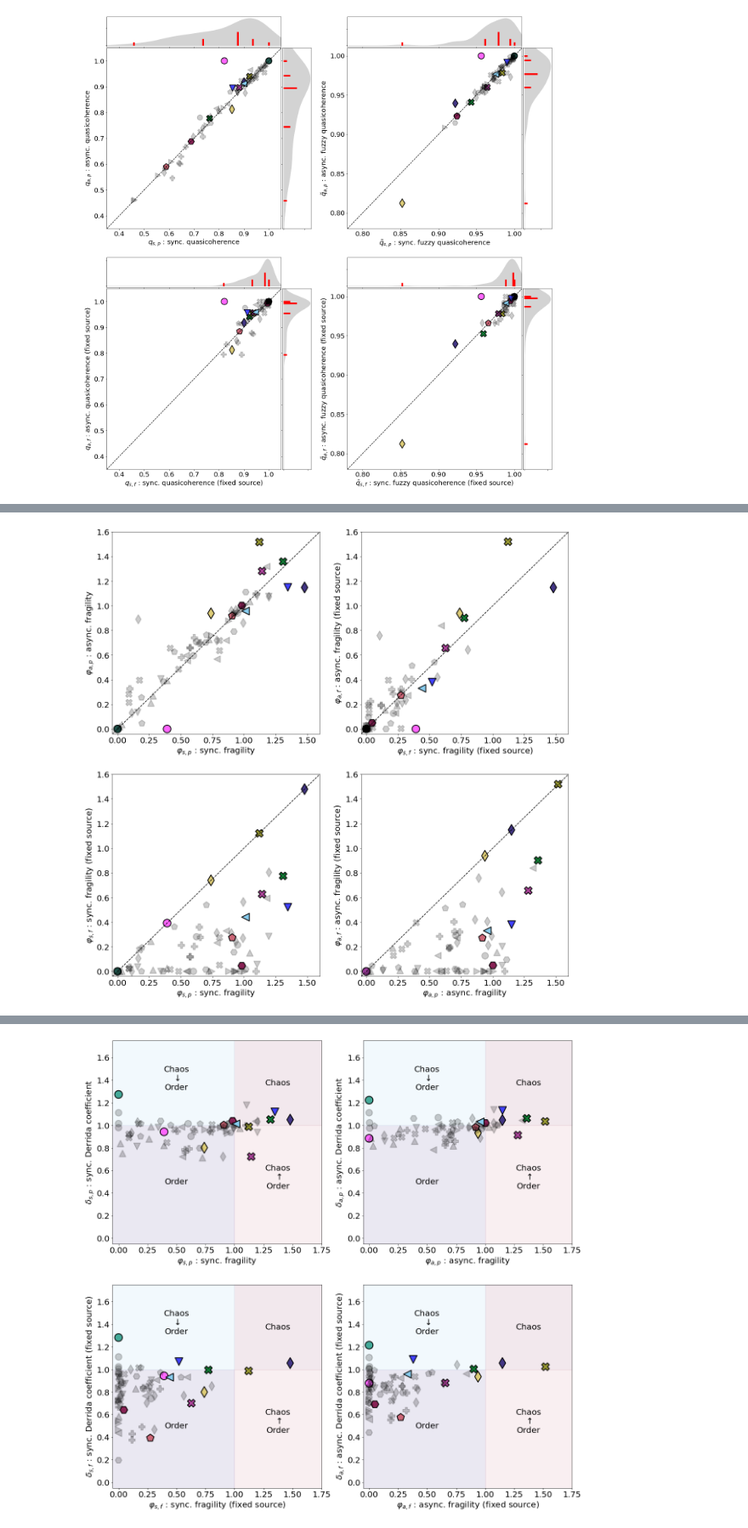
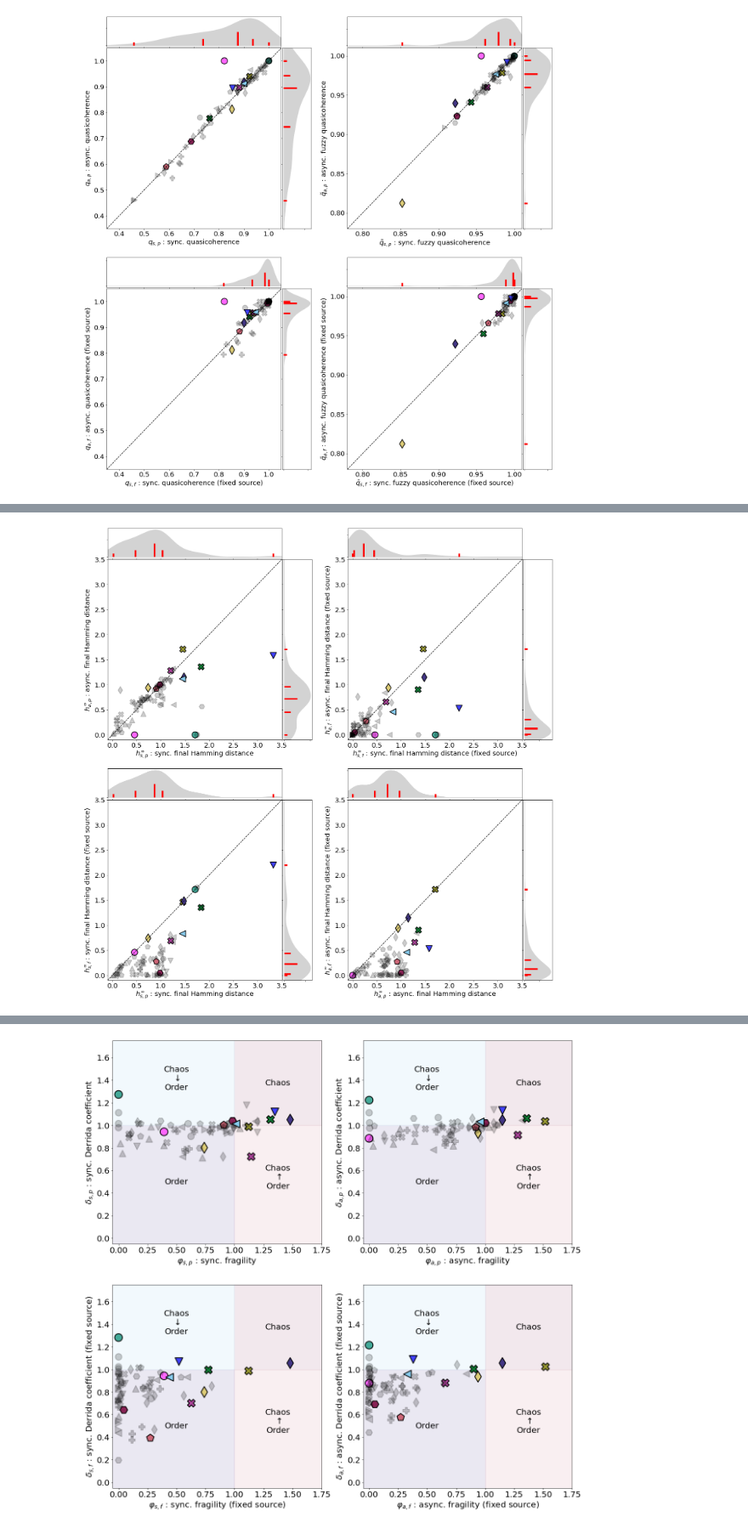
Before and after one commit to kyuhyongpark/cubewalkers-analysis, a Jupyter notebook: perturbation_output_analysis.ipynb, the cells around one changed output, grey strips where cells are left out. Shown at 85% size. Cells and saved outputs as stored; diff of their text form; code cells hidden in the pictures.

Commit message:
regenerated plots with density panels

```diff
--- a/perturbation_output_analysis.ipynb
+++ b/perturbation_output_analysis.ipynb
@@ -110,6 +110,10 @@ class PlotVar():
         'AF':r'$\varphi_{a,p}$ : async. fragility',
         'SFNS':r'$\varphi_{s,f}$ : sync. fragility (fixed source)',
         'AFNS':r'$\varphi_{a,f}$ : async. fragility (fixed source)',
+        'SDC':r'$\delta_{s,p}$ : sync. Derrida coefficient',
+        'ADC':r'$\delta_{a,p}$ : async. Derrida coefficient',
+        'SDCNS':r'$\delta_{s,f}$ : sync. Derrida coefficient (fixed source)',
+        'ADCNS':r'$\delta_{a,f}$ : async. Derrida coefficient (fixed source)',
     }
 
     def __init__(self,name:str,minval:float,maxval:float):
@@ -442,44 +271,17 @@ plt.show()
-# %%
-fig,ax = plt.subplots(2,2,figsize=(20,20))
-fig.set_facecolor('white')
-
-for name,group in groups:
-    ax[0,0].scatter(group['SF'],group['AF'],c=hc(group),s=hs(group),alpha=halpha(group),marker=category_symbol_dict[name],linewidths=2,edgecolor='k')
-# ax[0,0].scatter(QC['SF'],QC['AF'])
-ax[0,0].set_xlabel(r'$\varphi_{s,p}$ : sync. fragility')
-ax[0,0].set_ylabel(r'$\varphi_{a,p}$ : async. fragility')
-ax[0,0].set_xlim(-0.04,1.6)
-ax[0,0].set_ylim(-0.04,1.6)
-
-for name,group in groups:
-    ax[0,1].scatter(group['SFNS'],group['AFNS'],c=hc(group),s=hs(group),alpha=halpha(group),marker=category_symbol_dict[name],linewidths=2,edgecolor='k')
-# ax[0,1].scatter(QC['SFNS'],QC['AFNS'])
-ax[0,1].set_xlabel(r'$\varphi_{s,f}$ : sync. fragility (fixed source)')
-ax[0,1].set_ylabel(r'$\varphi_{a,f}$ : async. fragility (fixed source)')
-ax[0,1].set_xlim(-0.04,1.6)
-ax[0,1].set_ylim(-0.04,1.6)
-
-for name,group in groups:
-    ax[1,0].scatter(group['SF'],group['SFNS'],c=hc(group),s=hs(group),alpha=halpha(group),marker=category_symbol_dict[name],linewidths=2,edgecolor='k')
-# ax[1,0].scatter(QC['SF'],QC['SFNS'])
-ax[1,0].set_xlabel(r'$\varphi_{s,p}$ : sync. fragility')
-ax[1,0].set_ylabel(r'$\varphi_{s,f}$ : sync. fragility (fixed source)')
-ax[1,0].set_xlim(-0.04,1.6)
-ax[1,0].set_ylim(-0.04,1.6)
-
-for name,group in groups:
-    ax[1,1].scatter(group['AF'],group['AFNS'],c=hc(group),s=hs(group),alpha=halpha(group),marker=category_symbol_dict[name],linewidths=2,edgecolor='k')
-# ax[1,1].scatter(QC['AF'],QC['AFNS'])
-ax[1,1].set_xlabel(r'$\varphi_{a,p}$ : async. fragility')
-ax[1,1].set_ylabel(r'$\varphi_{a,f}$ : async. fragility (fixed source)')
-ax[1,1].set_xlim(-0.04,1.6)
-ax[1,1].set_ylim(-0.04,1.6)
-
-for sub_ax in ax.flatten():
-    sub_ax.axline((1,1),slope=1,linestyle='--',color='k')
-
-plt.savefig(f'./data/{models_dir}/figures/fragility_comparison.png')
-plt.savefig(f'./data/{models_dir}/figures/fragility_comparison.pdf')
-plt.show()
-# %% [output]
-[figure, removed]
+# %%
+vars = [
+    [
+        (PlotVar('SFHD',-0.1,3.5),PlotVar('AFHD',-0.1,3.5)),
+        (PlotVar('SFHDNS',-0.1,3.5),PlotVar('AFHDNS',-0.1,3.5)),
+    ],
+    [
+        (PlotVar('SFHD',-0.1,3.5),PlotVar('SFHDNS',-0.1,3.5)),
+        (PlotVar('AFHD',-0.1,3.5),PlotVar('AFHDNS',-0.1,3.5)),
+    ],
+]
+
+fig = comparison_plots(vars)
+fig.savefig(f'./data/{models_dir}/figures/Hamming_comparison.png',bbox_inches='tight')
+fig.savefig(f'./data/{models_dir}/figures/Hamming_comparison.pdf',bbox_inches='tight')
+# %% [output]
+[figure, added]
```
Also changed, not shown: parts of 8 cells of this notebook, 13 other files.
